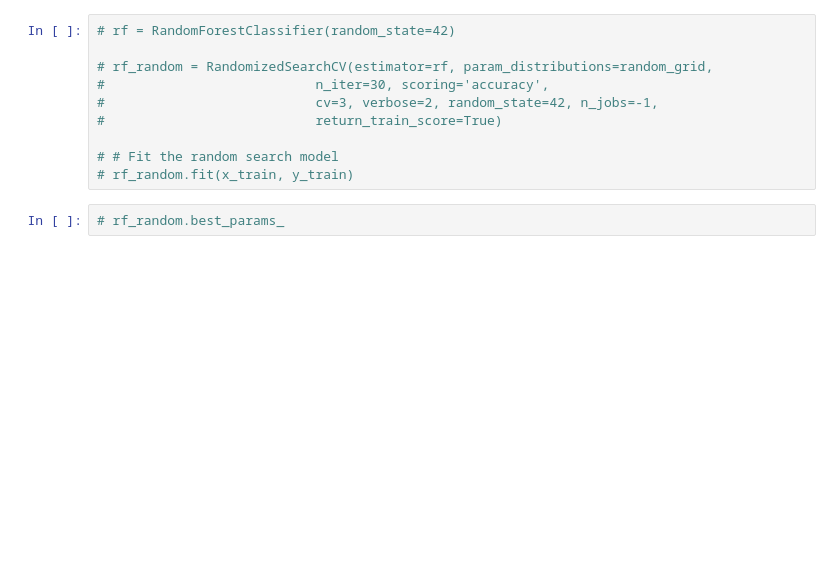
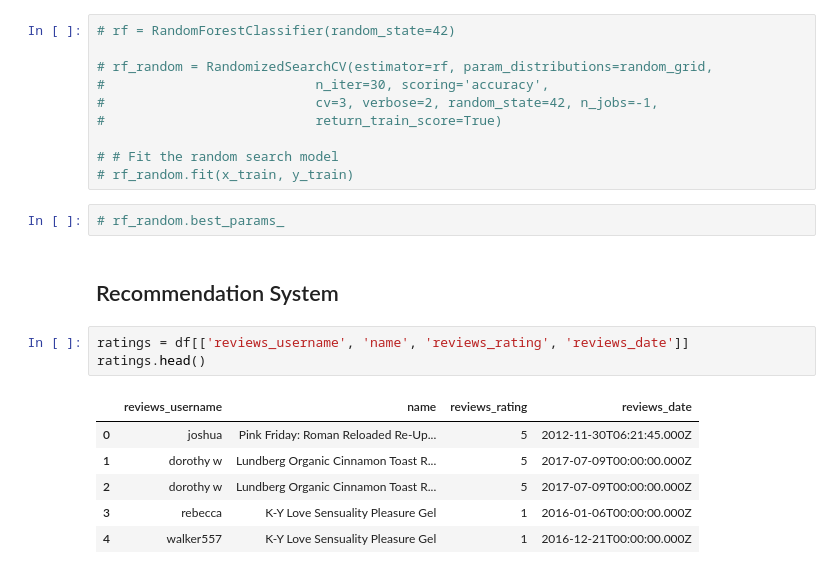
Before and after one commit to DaoodS/Machine_Learning_Projects, a Jupyter notebook: Project_12/Implementation/sentiment_analysis.ipynb, the cells around one changed output. Cells and saved outputs as stored; diff of their text form; blank space fills up the shorter version.

```diff
--- a/Project_12/Implementation/sentiment_analysis.ipynb
+++ b/Project_12/Implementation/sentiment_analysis.ipynb
@@ -672,3 +667,15 @@ Name: user_sentiment, dtype: int64
 # rf_random.fit(x_train, y_train)
 # %%
 # rf_random.best_params_
+# %% [markdown]
+## Recommendation System
+# %%
+ratings = df[['reviews_username', 'name', 'reviews_rating', 'reviews_date']]
+ratings.head()
+# %% [output]
+|  | reviews_username | name | reviews_rating | reviews_date |
+| 0 | joshua | Pink Friday: Roman Reloaded Re-Up... | 5 | 2012-11-30T06:21:45.000Z |
+| 1 | dorothy w | Lundberg Organic Cinnamon Toast R... | 5 | 2017-07-09T00:00:00.000Z |
+| 2 | dorothy w | Lundberg Organic Cinnamon Toast R... | 5 | 2017-07-09T00:00:00.000Z |
+| 3 | rebecca | K-Y Love Sensuality Pleasure Gel | 1 | 2016-01-06T00:00:00.000Z |
+| 4 | walker557 | K-Y Love Sensuality Pleasure Gel | 1 | 2016-12-21T00:00:00.000Z |
```
Also changed, not shown: parts of 71 cells of this notebook, 2 other files.
